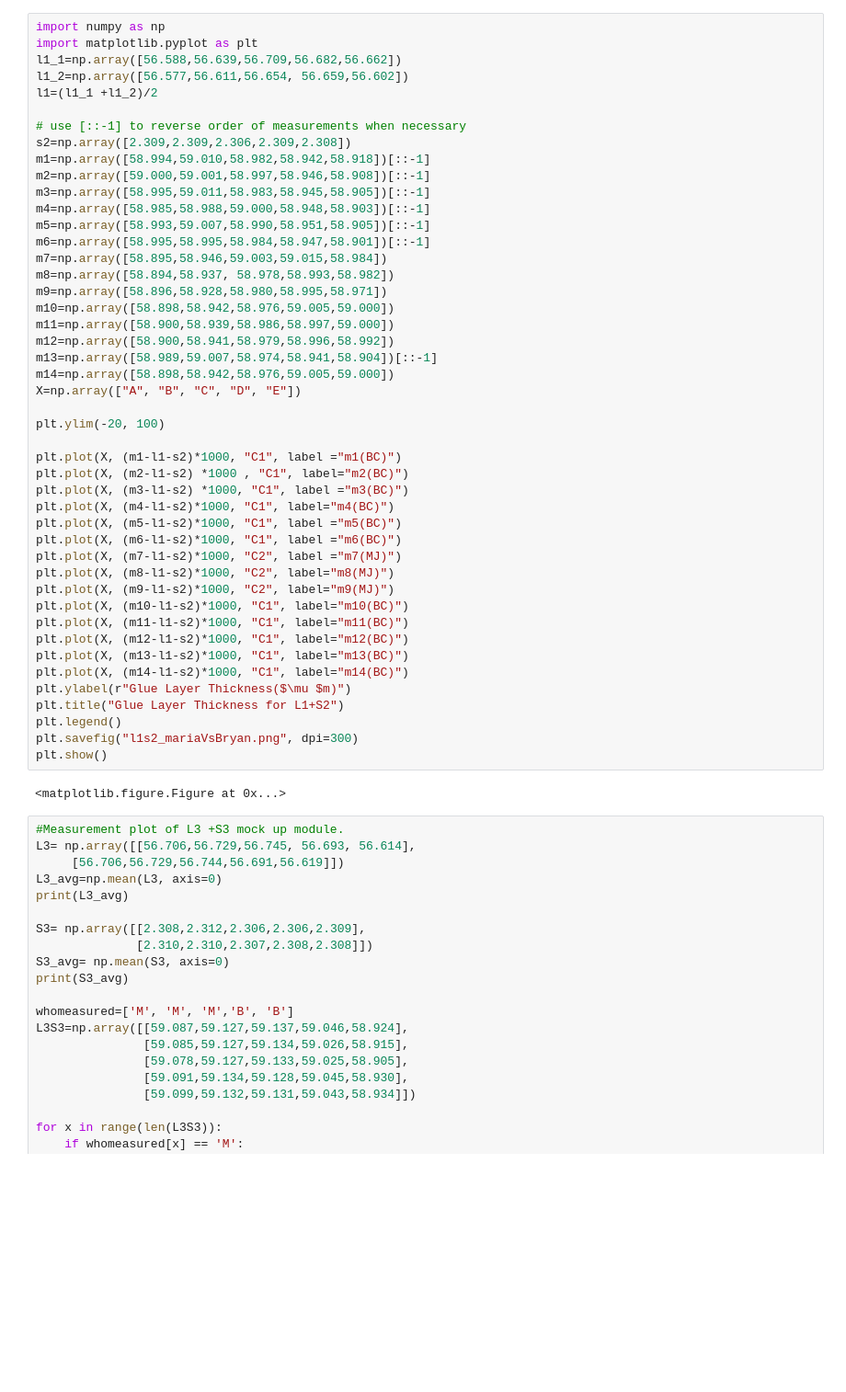
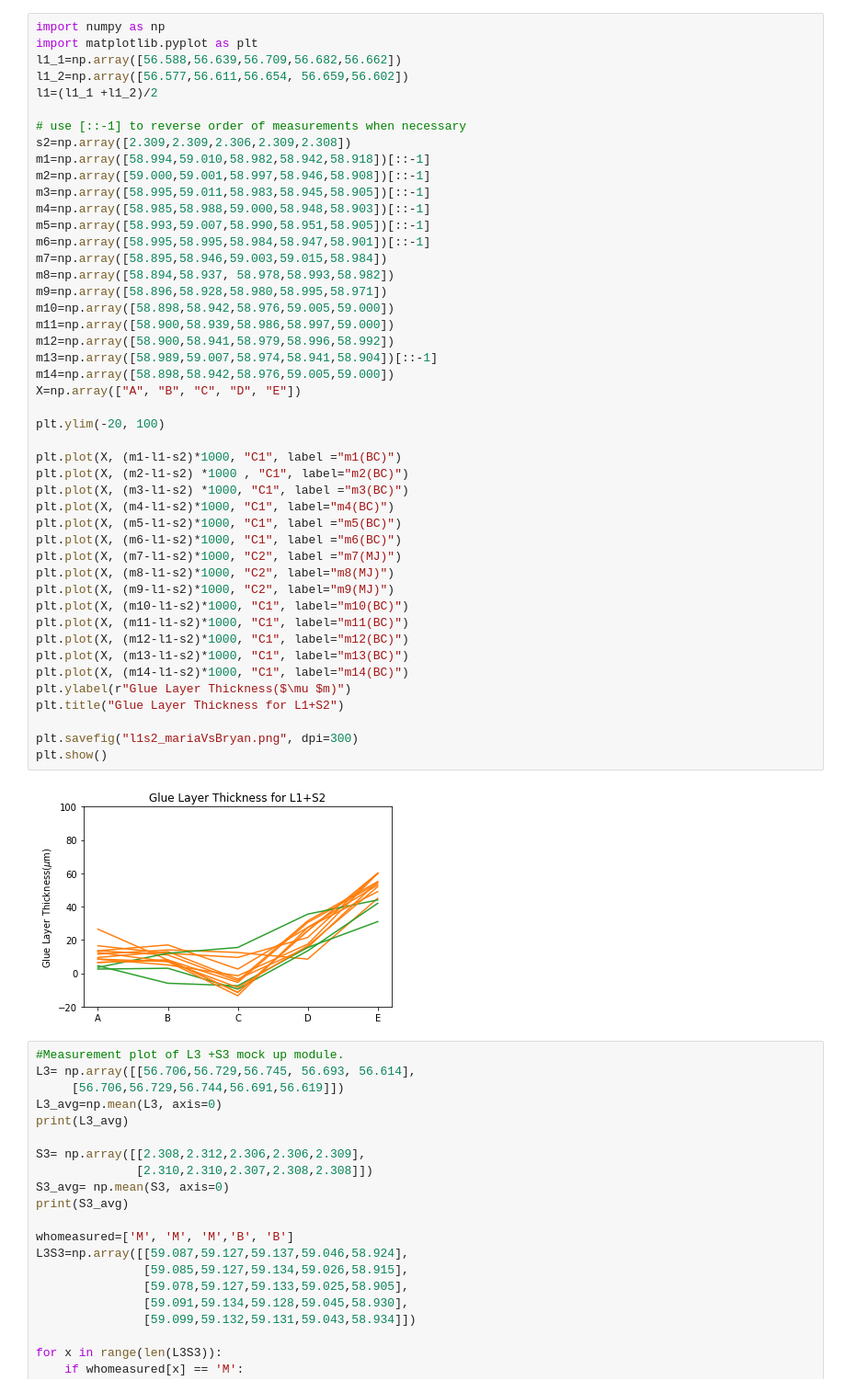
Before and after one commit to mariajose2398/CMS-MTD-BTL-SensorModule-Analysis, a Jupyter notebook: gluelayertransparency.ipynb, the cells around one changed output. Shown at 92% size. Cells and saved outputs as stored; diff of their text form; blank space fills up the shorter version.

```diff
--- a/gluelayertransparency.ipynb
+++ b/gluelayertransparency.ipynb
@@ -17,35 +17,35 @@ m7=np.array([58.895,58.946,59.003,59.015,58.984])
 m8=np.array([58.894,58.937, 58.978,58.993,58.982])
 m9=np.array([58.896,58.928,58.980,58.995,58.971])
 m10=np.array([58.898,58.942,58.976,59.005,59.000])
 m11=np.array([58.900,58.939,58.986,58.997,59.000])
 m12=np.array([58.900,58.941,58.979,58.996,58.992])
 m13=np.array([58.989,59.007,58.974,58.941,58.904])[::-1]
 m14=np.array([58.898,58.942,58.976,59.005,59.000])
 X=np.array(["A", "B", "C", "D", "E"])
 
 plt.ylim(-20, 100)
 
 plt.plot(X, (m1-l1-s2)*1000, "C1", label ="m1(BC)")
 plt.plot(X, (m2-l1-s2) *1000 , "C1", label="m2(BC)")
 plt.plot(X, (m3-l1-s2) *1000, "C1", label ="m3(BC)")
 plt.plot(X, (m4-l1-s2)*1000, "C1", label="m4(BC)")
 plt.plot(X, (m5-l1-s2)*1000, "C1", label ="m5(BC)")
 plt.plot(X, (m6-l1-s2)*1000, "C1", label ="m6(BC)")
 plt.plot(X, (m7-l1-s2)*1000, "C2", label ="m7(MJ)")
 plt.plot(X, (m8-l1-s2)*1000, "C2", label="m8(MJ)")
 plt.plot(X, (m9-l1-s2)*1000, "C2", label="m9(MJ)")
 plt.plot(X, (m10-l1-s2)*1000, "C1", label="m10(BC)")
 plt.plot(X, (m11-l1-s2)*1000, "C1", label="m11(BC)")
 plt.plot(X, (m12-l1-s2)*1000, "C1", label="m12(BC)")
 plt.plot(X, (m13-l1-s2)*1000, "C1", label="m13(BC)")
 plt.plot(X, (m14-l1-s2)*1000, "C1", label="m14(BC)")
 plt.ylabel(r"Glue Layer Thickness($\mu $m)")
 plt.title("Glue Layer Thickness for L1+S2")
-plt.legend()
+
 plt.savefig("l1s2_mariaVsBryan.png", dpi=300)
 plt.show()
 # %% [output]
-<matplotlib.figure.Figure at 0x...>
+[figure, added]
 # %%
 #Measurement plot of L3 +S3 mock up module.
 L3= np.array([[56.706,56.729,56.745, 56.693, 56.614],
```
Also changed, not shown: 4 other files.
